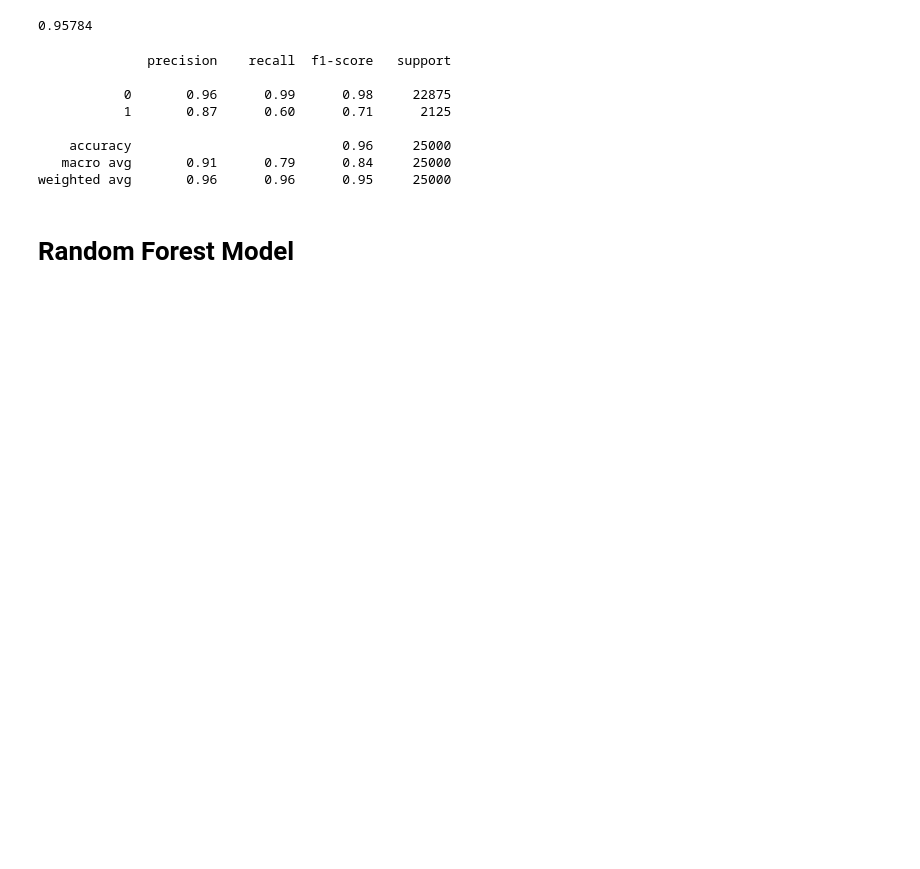
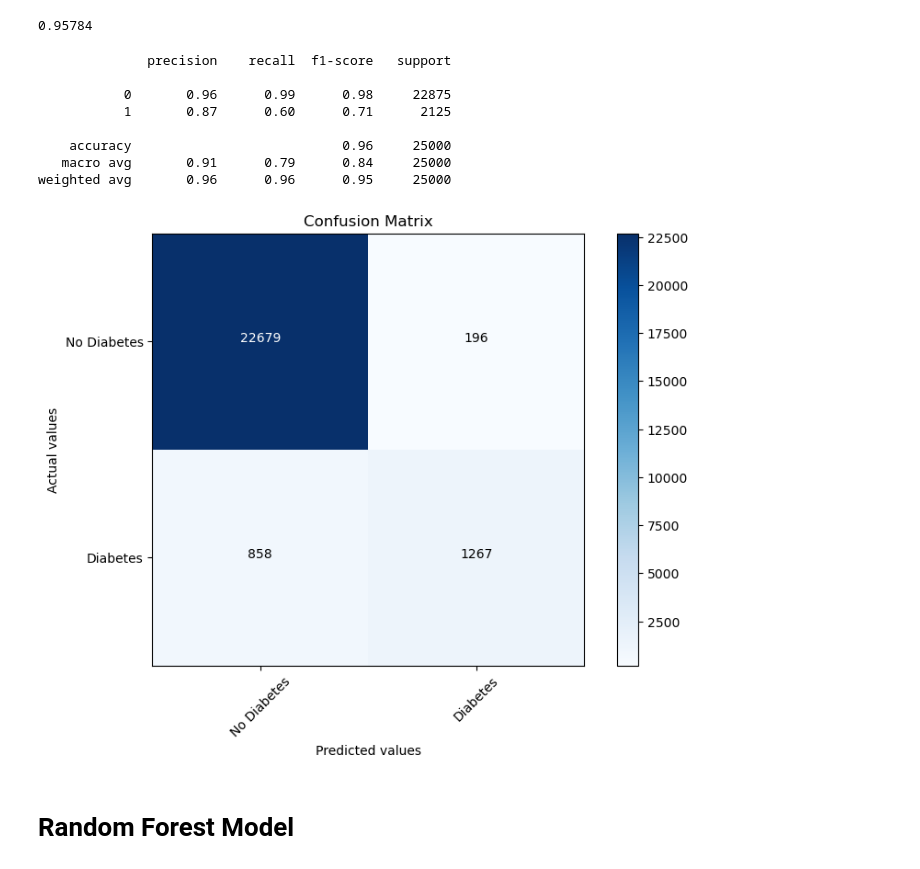
Before and after one commit to divyasajjan1/Project-4-Team-1, a Jupyter notebook: diabetes_prediction.ipynb, the cells around one changed output. Saved outputs shown, nothing was run; the diff lists cells and outputs as text; code cells hidden in the pictures; blank space fills up the shorter version.

```diff
--- a/diabetes_prediction.ipynb
+++ b/diabetes_prediction.ipynb
@@ -91,8 +105,8 @@ Training Data Score: 0.9587333333333333
 Testing Data Score: 0.95784
 # %%
 # Make predictions
-predictions = classifier.predict(X_test_scaled)
-results = pd.DataFrame({"Prediction": predictions, "Actual": y_test}).reset_index(drop=True)
+y_pred_lr = lr_model.predict(X_test_scaled)
+results = pd.DataFrame({"Prediction": y_pred_lr, "Actual": y_test}).reset_index(drop=True)
 results.tail(30)
 # %% [output]
 |  | Prediction | Actual |
@@ -115,9 +177,6 @@ results.tail(30)
 # %%
-# Predict the target variable for the test set
-y_pred = classifier.predict(X_test)
-
 # Generate confusion matrix
-conf_matrix = confusion_matrix(y_test, y_pred)
+conf_matrix = confusion_matrix(y_test, y_pred_lr)
 
 print("Confusion Matrix:")
 print(conf_matrix)
@@ -142,6 +202,35 @@ print(classification_report(y_test, predictions))
     accuracy                           0.96     25000
    macro avg       0.91      0.79      0.84     25000
 weighted avg       0.96      0.96      0.95     25000
+# %%
+# Define class labels
+classes = ['No Diabetes', 'Diabetes']
+
+# Plot the confusion matrix
+plt.figure(figsize=(8, 6))
+plt.imshow(conf_matrix, interpolation='nearest', cmap=plt.cm.Blues)
+plt.title('Confusion Matrix')
+plt.colorbar()
+
+# Add labels to axes
+tick_marks = np.arange(len(classes))
+plt.xticks(tick_marks, classes, rotation=45)
+plt.yticks(tick_marks, classes)
+
+# Add text annotations
+thresh = conf_matrix.max() / 2.
+for i in range(conf_matrix.shape[0]):
+    for j in range(conf_matrix.shape[1]):
+        plt.text(j, i, format(conf_matrix[i, j], 'd'),
+                 horizontalalignment="center",
+                 color="white" if conf_matrix[i, j] > thresh else "black")
+
+plt.tight_layout()
+plt.xlabel('Predicted values')
+plt.ylabel('Actual values')
+plt.show()
+# %% [output]
+[figure, added]
 # %% [markdown]
 # Random Forest  Model
 # %%
```
Also changed, not shown: parts of 18 cells of this notebook, 1 other file.
